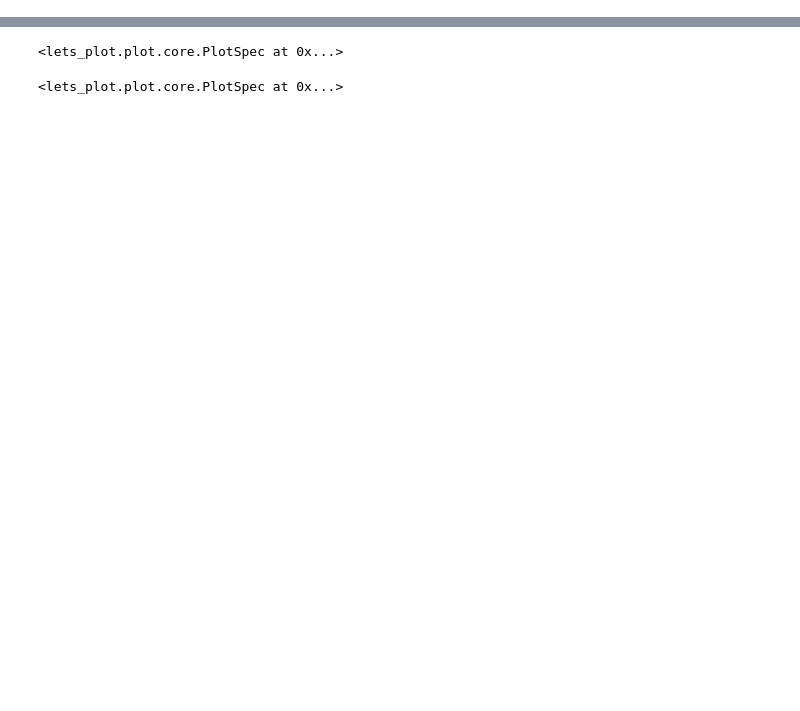
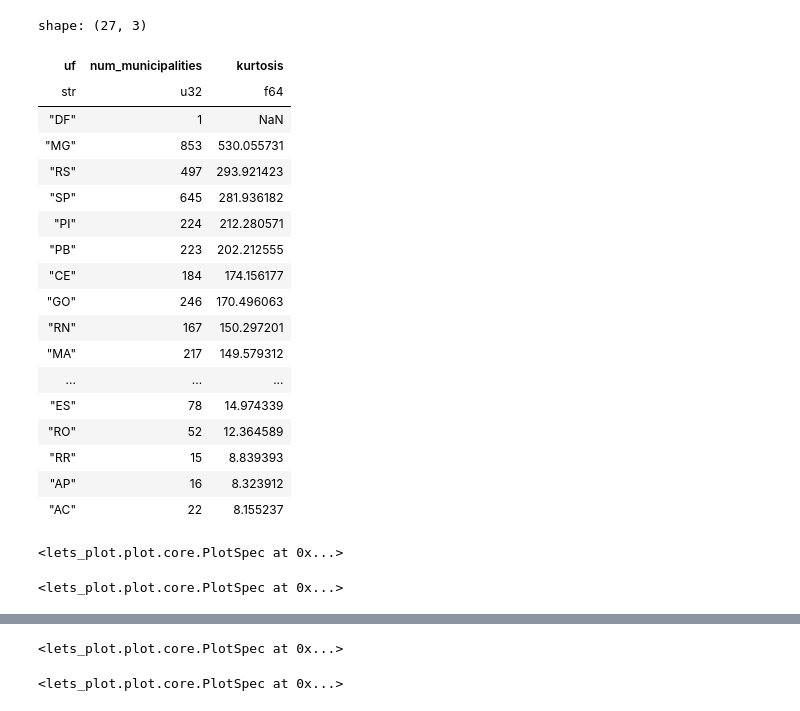
Before and after one commit to davibarreira/jbd-mosqlimate-sprint, a Jupyter notebook: notebooks/pareto_municipality.ipynb, the cells around one changed output, grey strips where cells are left out. Drawn from its saved outputs; the diff is of its cells as text; code cells hidden in the pictures; blank space fills up the shorter version.

```diff
--- a/notebooks/pareto_municipality.ipynb
+++ b/notebooks/pareto_municipality.ipynb
@@ -34,0 +204,25 @@ top_municipalities = gdf.filter(pl.col("cumulative_share") <= 0.9)
+# %%
+gdf.group_by("uf").agg(
+    pl.len().alias("num_municipalities"),
+    pl.col("casos").kurtosis().alias("kurtosis")
+).sort("kurtosis", descending=True)
+# %% [output]
+shape: (27, 3)
+| uf | num_municipalities | kurtosis |
+| str | u32 | f64 |
+| "DF" | 1 | NaN |
+| "MG" | 853 | 530.055731 |
+| "RS" | 497 | 293.921423 |
+| "SP" | 645 | 281.936182 |
+| "PI" | 224 | 212.280571 |
+| "PB" | 223 | 202.212555 |
+| "CE" | 184 | 174.156177 |
+| "GO" | 246 | 170.496063 |
+| "RN" | 167 | 150.297201 |
+| "MA" | 217 | 149.579312 |
+| ... | ... | ... |
+| "ES" | 78 | 14.974339 |
+| "RO" | 52 | 12.364589 |
+| "RR" | 15 | 8.839393 |
+| "AP" | 16 | 8.323912 |
+| "AC" | 22 | 8.155237 |
@@ -34,0 +231,25 @@ top_municipalities = gdf.filter(pl.col("cumulative_share") <= 0.9)
+# %%
+(
+    ggplot(data=gdf)
+    + geom_density(
+        mapping=aes(x='uf', y='cumulative_share'),
+    )
+)
+# %% [output]
+<lets_plot.plot.core.PlotSpec at 0x...>
+# %%
+# (
+#     ggplot(data=gdf)
+#     + geom_point(
+#         mapping=aes(x='uf', y='cumulative_share'),
+#     )
+# )
+
+(
+    ggplot(data=gdf)
+    + geom_boxplot(
+        mapping=aes(x='uf', y='cumulative_share'),
+    )
+)
+# %% [output]
+<lets_plot.plot.core.PlotSpec at 0x...>
```
Also changed, not shown: parts of 35 cells of this notebook, 4 other files.
